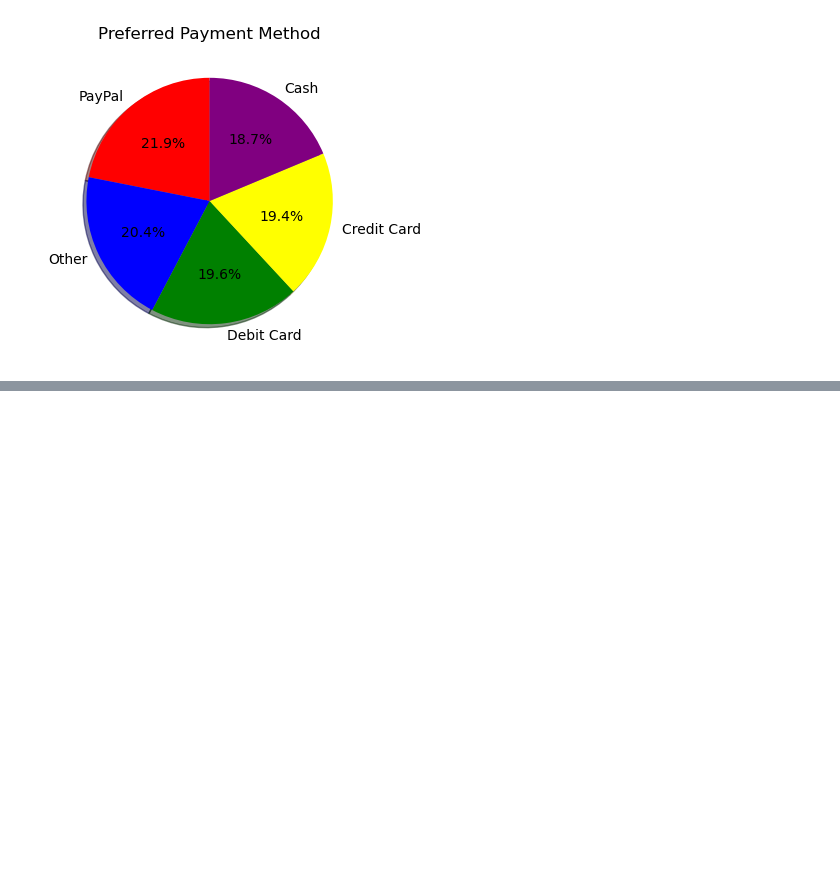
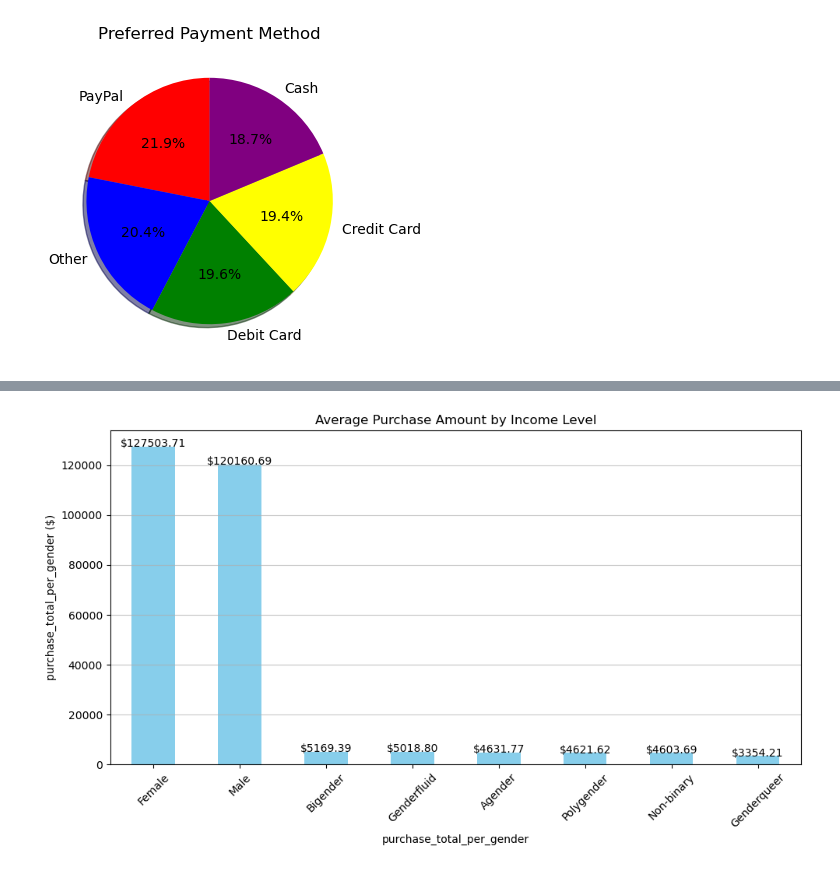
Before and after one commit to ayodavid04/Ecommerce-consumer-behavour-analysis, a Jupyter notebook: ecommerce_analysis.ipynb, the cells around one changed output, grey strips where cells are left out. Cells and saved outputs as stored; diff of their text form; code cells hidden in the pictures; blank space fills up the shorter version.

```diff
--- a/ecommerce_analysis.ipynb
+++ b/ecommerce_analysis.ipynb
@@ -247,0 +261,20 @@ Name: Customer_Satisfaction, dtype: float64
+# %%
+plt.figure(figsize=(10, 6))
+purchase_total_per_gender.plot(kind='bar', color='skyblue')
+
+# Add labels and title
+plt.xlabel('purchase_total_per_gender')
+plt.ylabel('purchase_total_per_gender ($)')
+plt.title('Average Purchase Amount by Income Level')
+
+# Add value labels on top of each bar
+for i, v in enumerate(purchase_total_per_gender):
+    plt.text(i, v + 5, f'${v:.2f}', ha='center')
+
+# Adjust layout and display
+plt.tight_layout()
+plt.grid(axis='y', linestyle='-', alpha=0.7)
+plt.xticks(rotation=45)
+plt.show()
+# %% [output]
+[figure, added]
```
Also changed, not shown: parts of 5 cells of this notebook.
